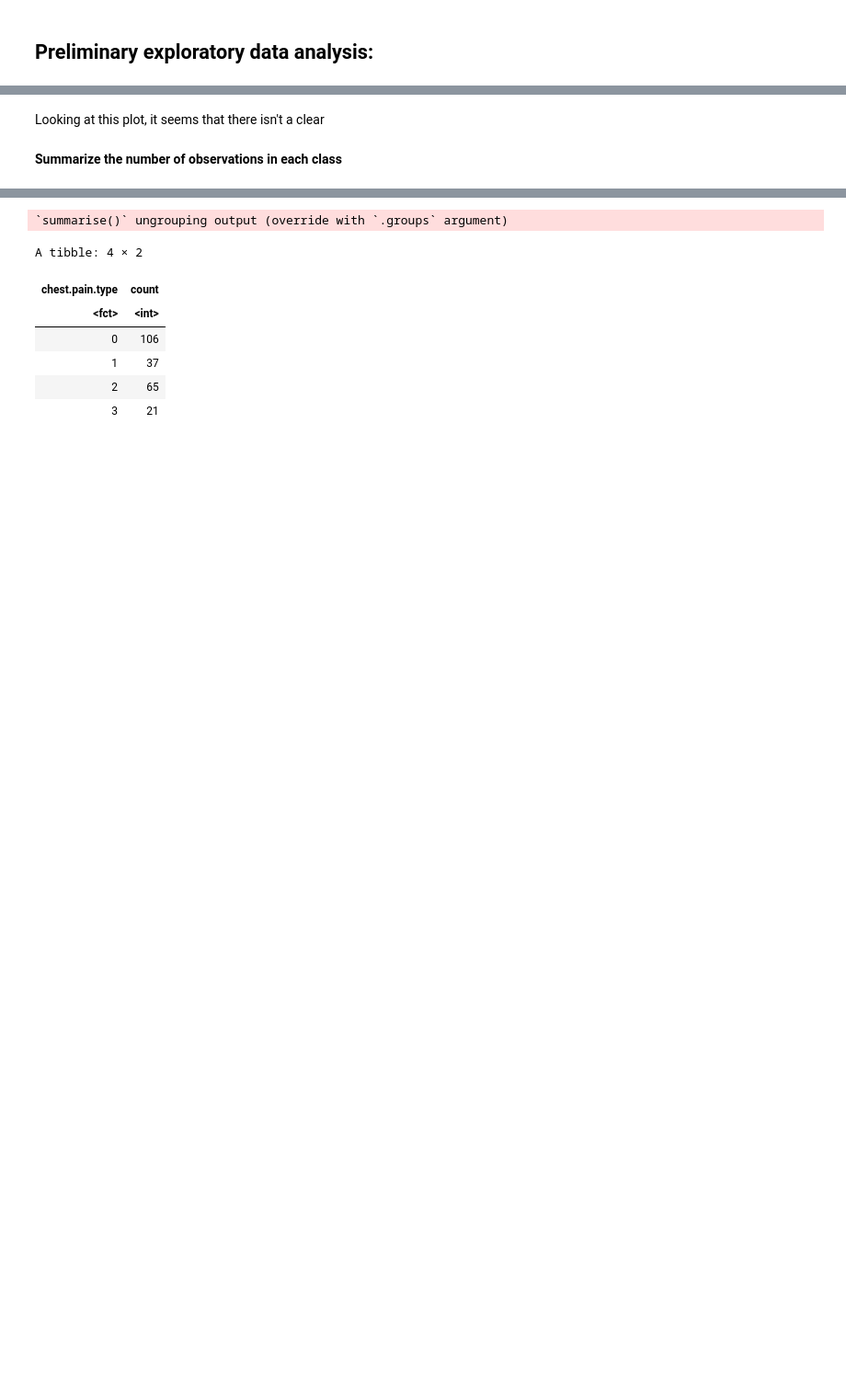
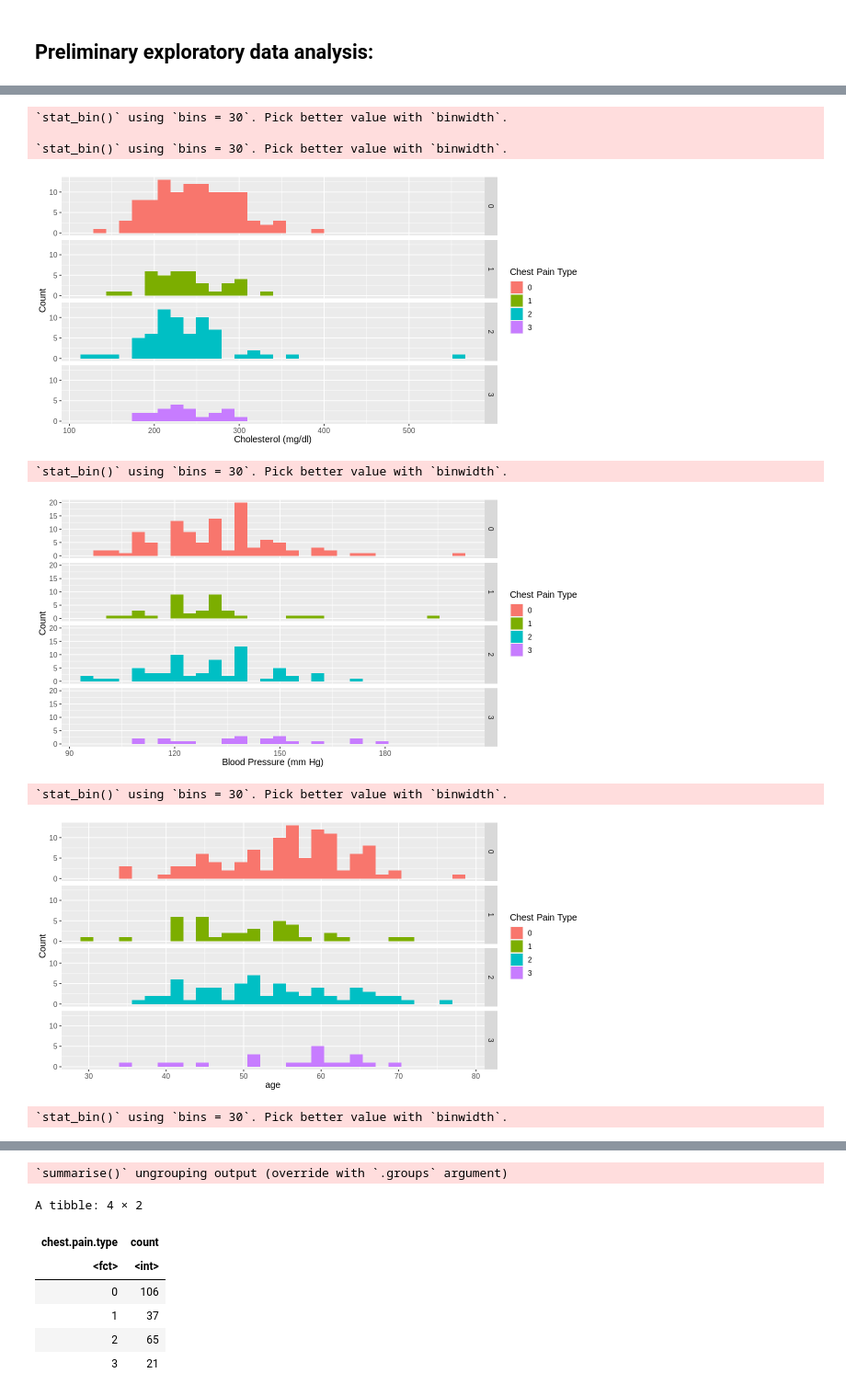
Before and after one commit to AlexLuo602/group26v2, a Jupyter notebook: Proposal.ipynb, the cells around one changed output, grey strips where cells are left out. Shown: that part at 92% size. Saved outputs shown, nothing was run; the diff lists cells and outputs as text; code cells hidden in the pictures; blank space fills up the shorter version.

```diff
--- a/Proposal.ipynb
+++ b/Proposal.ipynb
@@ -133,4 +162,70 @@ plot_trtbps_chol
-# %% [markdown]
-Looking at this plot, it seems that there isn't a clear
-# %% [markdown]
-**Summarize the number of observations in each class**
+# %%
+# viewing distribution of potential predictors
+
+options(repr.plot.width = 10, repr.plot.height = 5)
+
+heart_dist_chol <- ggplot(heart_train,
+                      aes(x = chol,
+                          fill = as_factor(chest.pain.type))) +
+                          geom_histogram() +
+                          facet_grid(rows = vars(chest.pain.type)) +
+                          labs(x = "Cholesterol (mg/dl)",
+                               y = "Count",
+                               fill = "Chest Pain Type") +
+                          theme(text = element_text(size = 12))
+
+heart_dist_bps <- ggplot(heart_train,
+                      aes(x = trtbps,
+                          fill = as_factor(chest.pain.type))) +
+                          geom_histogram() +
+                          facet_grid(rows = vars(chest.pain.type)) +
+                          labs(x = "Blood Pressure (mm Hg)",
+                               y = "Count",
+                               fill = "Chest Pain Type") +
+                          theme(text = element_text(size = 12))
+
+heart_dist_age <- ggplot(heart_train,
+                      aes(x = age,
+                          fill = as_factor(chest.pain.type))) +
+                          geom_histogram() +
+                          facet_grid(rows = vars(chest.pain.type)) +
+                          labs(x = "age",
+                               y = "Count",
+                               fill = "Chest Pain Type") +
+                          theme(text = element_text(size = 12))
+
+heart_dist_max_heart_rate <- ggplot(heart_train,
+                      aes(x = thalachh,
+                          fill = as_factor(chest.pain.type))) +
+                          geom_histogram() +
+                          facet_grid(rows = vars(chest.pain.type)) +
+                          labs(x = "Maximum Heart Rate (BPM)",
+                               y = "Count",
+                               fill = "Chest Pain Type") +
+                          theme(text = element_text(size = 12))
+
+heart_dist_oldpeak <- ggplot(heart_train,
+                      aes(x = oldpeak,
+                          fill = as_factor(chest.pain.type))) +
+                          geom_histogram() +
+                          facet_grid(rows = vars(chest.pain.type)) +
+                          labs(x = "Old Peak",
+                               y = "Count",
+                               fill = "Chest Pain Type") +
+                          theme(text = element_text(size = 12))
+
+heart_dist_chol
+heart_dist_bps
+heart_dist_age
+heart_dist_max_heart_rate
+heart_dist_oldpeak
+# %% [output]
+`stat_bin()` using `bins = 30`. Pick better value with `binwidth`.
+
+`stat_bin()` using `bins = 30`. Pick better value with `binwidth`.
+[figure, added]
+`stat_bin()` using `bins = 30`. Pick better value with `binwidth`.
+[figure, added]
+`stat_bin()` using `bins = 30`. Pick better value with `binwidth`.
+[figure, added]
+`stat_bin()` using `bins = 30`. Pick better value with `binwidth`.
```
Also changed, not shown: parts of 25 cells of this notebook.
